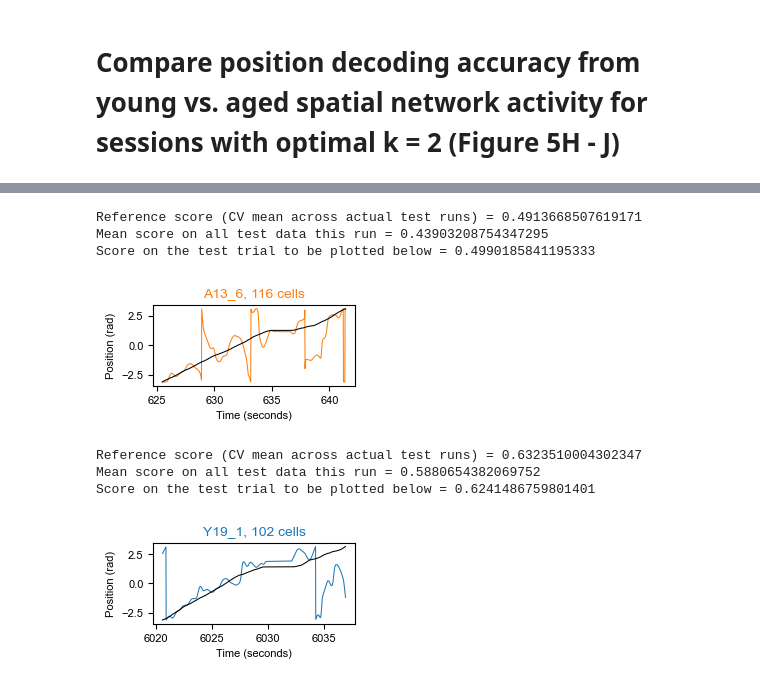
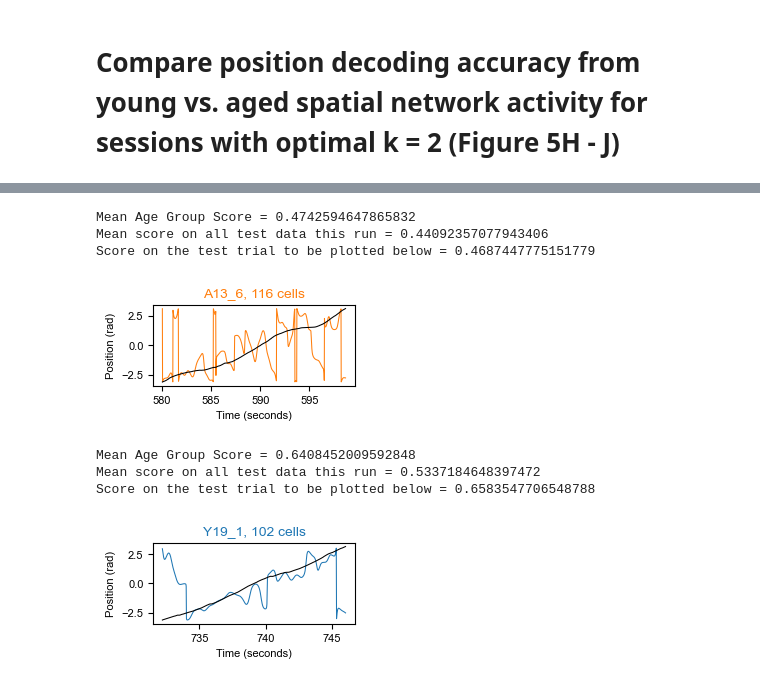
Before and after one commit to GiocomoLab/Herber2024, a Jupyter notebook: Figure 5.ipynb, the cells around one changed output, grey strips where cells are left out. Saved outputs shown, nothing was run; the diff lists cells and outputs as text; code cells hidden in the pictures.

```diff
--- a/Figure 5.ipynb
+++ b/Figure 5.ipynb
@@ -276,7 +276,7 @@ for m, session in zip(mice, sessions):
 
 
         try:
-            _ = d['spatialasparsity'].shape
+            _ = d['sparsityscores'].shape
         except:
             print('loading previously generated sparsity & coherence scores...')
             sparsityscore_file = 'sparsityscores_' + m + '_' + s + '.npy'
@@ -2290,6 +2175,12 @@ for m, session in zip(mice,sessions):
 # %%
 '''For k = 2 sessions, get map indices for each observation'''
 for m, session in zip(mice, sessions):
+
+    if m in cohortb_mice:
+        max_trials = 240
+    else:
+        max_trials = 200
+
     for s in session:
         d = data[m][s]
 
@@ -2313,8 +2204,7 @@ for m, session in zip(mice, sessions):
         #Find any skipped trials
         try:
             _ = raw.item().get('correctedtrial').shape
-            skippedtrials = get.find_skipped(trial, max_trial_num = 220)
-
+            skippedtrials = get.find_skipped(trial, max_trial_num = max_trials)
         except:
             skippedtrials = []
 
@@ -2333,20 +2223,7 @@ for m, session in zip(mice, sessions):
                 ndarkskipped += 1
 
         #adjust trialfil so that trials are skipped instead
-        count = 0
-        if len(skippedtrials) > 0 :
-            skippedrawtrialfil = rawtrialfil.copy()
-            consec = get.count_consec(list(np.sort(skippedtrials).astype(int)))
-            for i, k in enumerate(consec):
-                t = np.sort(skippedtrials)[count]
-                #print(i,t,k)
-                if i == 0:
-                    skippedrawtrialfil[rawtrialfil >= t] = skippedrawtrialfil[rawtrialfil >= t] + k
-                else:
-                    skippedrawtrialfil[skippedrawtrialfil >= t] = skippedrawtrialfil[skippedrawtrialfil >= t] + k
-                count += k
-        else:
-            skippedrawtrialfil = trial.copy()
+        skippedrawtrialfil = get.sortedtrialbyframe(rawtrialfil, trial, skippedtrials)
 
         start = d['start']
         end = d['end']
@@ -2541,7 +2418,7 @@ for m, session in zip(mice, sessions):
         speed = behaviorfil[:, 1][start:end]
         y = d['y']
 
-        if len(spatialcells) > 10:
+        if d['2map'] == 1:
             map0_idx = d['idx'][0, :]
             map1_idx = d['idx'][1, :]
 
@@ -2691,7 +2568,7 @@ for m, session in zip(mice, sessions):
         spatialcell99 = d['spatialcell99'].astype(bool)
         spatialcells = cell_IDs[spatialcell99]
 
-        if len(spatialcells) > 10:
+        if d['2map'] == 1:
             #restrict position decoding to spatial cell activity
             X = d['X']
             sdx = []
@@ -3014,6 +2891,7 @@ You can rerun this repeatedly to keep generating new example plots from these sa
 
 '''
 model = CircularRegression(alpha=REGULARIZATION)
+refscores = [np.mean(spatialscore[y_sindspatial]),np.mean(spatialscore[age_sindspatial])]
 
 colors = ['C0','C1']
 
@@ -3043,10 +2921,6 @@ for m, session in zip(mice, sessions):
         cell_IDs = raw.item().get('cellsfil')
         spatialcell99 = d['spatialcell99'].astype(bool)
         spatialcells = cell_IDs[spatialcell99]
-
-        spatialscores_file = 'spatialscores_' + m + '_' + s + '.npy'
-        spatialscores  = np.load(save_folder + spatialscores_file)
-        d['spatialscores'] = spatialscores
 
         #restrict position decoding to spatial cell activity
         X = d['X']
@@ -3091,7 +2965,13 @@ for m, session in zip(mice, sessions):
 
         #find trial with score closest to average cross validated decoder score for plotting
         trialscores = []
-        refscore = np.mean(d['spatialscores'], axis = 1)[-1]
+        #refscore = np.mean(d['spatialscores'], axis = 1)[-1]
+
+        if m in all_young_mice:
+            refscore = refscores[0]
+        else:
+            refscore = refscores[1]
+
         for t in test_trials:
             idx = np.where(trial == t)[0].astype(int)
             trialscores = np.append(trialscores, model.score(X[idx,:], y[idx]))
@@ -3103,43 +2983,43 @@ for m, session in zip(mice, sessions):
         avgtestrialidxend = np.where(test_data == avgtrialidx[-1])[0][0] + 1
 
         #Compare performance on this run to CV average
-        print('Reference score (CV mean across actual test runs) = ' + str(refscore))
+        print('Mean Age Group Score = ' + str(refscore))
         print('Mean score on all test data this run = ' + str(score))
         print('Score on the test trial to be plotted below = ' + str(avgtrialscore))
 
         if m in RF_aged_mice:
             #aged plot (Figure 5I bottom)
             fig, ax = plt.subplots(figsize = (2.6,1.05))
             ax.plot(post[avgtrialidx],predy[avgtestrialidxstart:avgtestrialidxend], color = colors[1], linewidth = 0.75, label = 'predicted')
             ax.plot(post[avgtrialidx],realy[avgtestrialidxstart:avgtestrialidxend], color = 'k', linewidth = 0.75, label = 'actual')
             ax.set_xlabel('Time (seconds)', fontsize = 8)
             ax.set_ylabel('Position (rad)', fontsize = 8)
             #ax.legend(fontsize = 8, bbox_to_anchor = (1.4,1))
             ax.tick_params(labelsize = 8)
             ax.set_title(str(m) + '_' + str(s[-1]) + ', ' + str(len(spatialcells)) + ' cells', fontsize = 10, color = 'C1')
             plt.savefig(save_folder + '5Ibottom.png', dpi=400, bbox_inches='tight')
             plt.savefig(save_folder + '5Ibottom.svg', dpi=400, bbox_inches='tight')
             plt.show()
 
         else:
             #young plot (Figure 5I top)
             fig, ax = plt.subplots(figsize = (2.6,1.05))
             ax.plot(post[avgtrialidx],predy[avgtestrialidxstart:avgtestrialidxend], color = colors[0], linewidth = 0.75, label = 'predicted')
             ax.plot(post[avgtrialidx],realy[avgtestrialidxstart:avgtestrialidxend], color = 'k', linewidth = 0.75, label = 'actual')
             ax.set_xlabel('Time (seconds)', fontsize = 8)
             ax.set_ylabel('Position (rad)', fontsize = 8)
             #ax.legend(fontsize = 8, bbox_to_anchor = (1.4,1))
             ax.tick_params(labelsize = 8)
             ax.set_title(str(m) + '_' + str(s[-1]) + ', ' + str(len(spatialcells)) + ' cells', fontsize = 10, color = 'C0')
             plt.savefig(save_folder + '5Itop.png', dpi=400, bbox_inches='tight')
             plt.savefig(save_folder + '5Itop.svg', dpi=400, bbox_inches='tight')
             plt.show()
 # %% [output]
-Reference score (CV mean across actual test runs) = 0.4913668507619171
-Mean score on all test data this run = 0.43903208754347295
-Score on the test trial to be plotted below = 0.4990185841195333
+Mean Age Group Score = 0.4742594647865832
+Mean score on all test data this run = 0.44092357077943406
+Score on the test trial to be plotted below = 0.4687447775151779
-[figure, old version]
+[figure, new version]
-Reference score (CV mean across actual test runs) = 0.6323510004302347
-Mean score on all test data this run = 0.5880654382069752
-Score on the test trial to be plotted below = 0.6241486759801401
+Mean Age Group Score = 0.6408452009592848
+Mean score on all test data this run = 0.5337184648397472
+Score on the test trial to be plotted below = 0.6583547706548788
-[figure, old version]
+[figure, new version]
```
Also changed, not shown: parts of 15 cells of this notebook, 3 other files.
